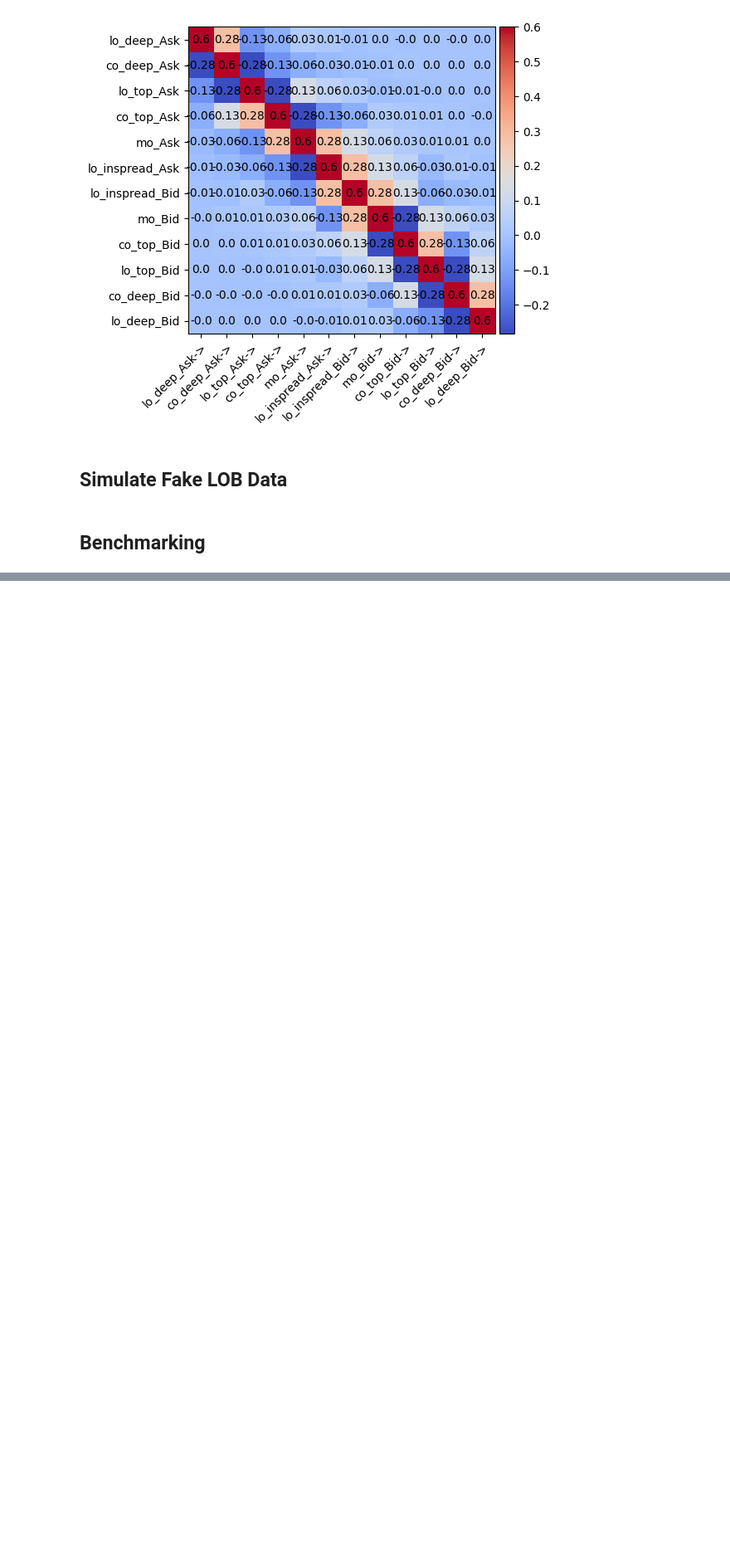
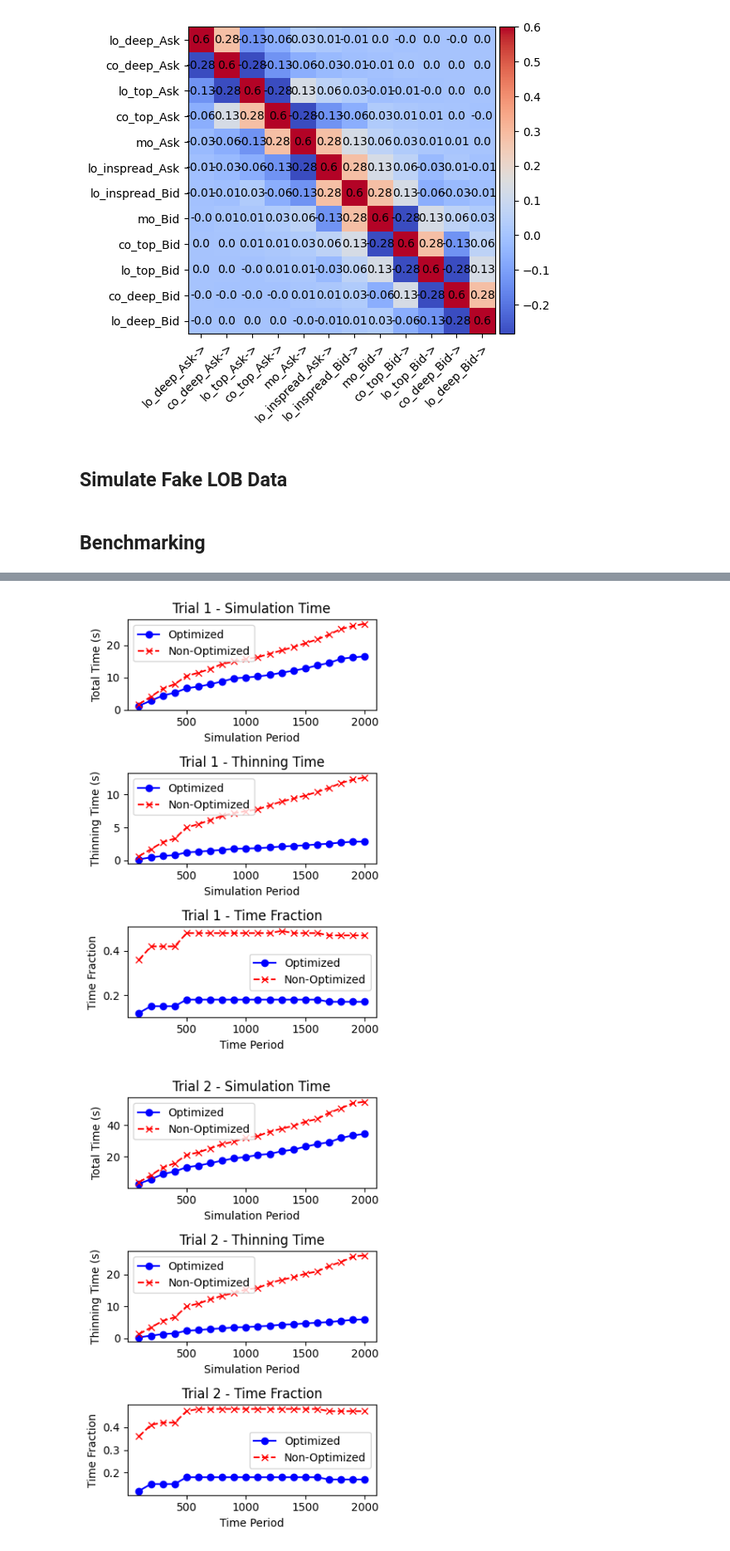
Before and after one commit to konqr/lobSimulations, a Jupyter notebook: Benchmarking.ipynb, the cells around one changed output, grey strips where cells are left out. Shown at 83% size. Saved outputs shown, nothing was run; the diff lists cells and outputs as text; code cells hidden in the pictures; blank space fills up the shorter version.

```diff
--- a/Benchmarking.ipynb
+++ b/Benchmarking.ipynb
@@ -144,7 +144,7 @@ thinningtime=0
 np.random.seed(1)
 start=time.perf_counter_ns()
 for i in range(1):
-    T, lob, lobL3, timefraction=thinning_optimize.simulate2(100, fakeparams, faketod, beta = 1., avgSpread = .01, spread0 = 5, price0 = 45)
+    T, lob, lobL3, timefraction=thinning_optimize.simulate2(400, fakeparams, faketod, beta = 1., avgSpread = .01, spread0 = 5, price0 = 45)
     thinningtime+=timefraction
     with open("./simulated_data/fake_simulated_sod_eod_"+ str(i) , "wb") as f:
         pickle.dump((T, lob, lobL3), f)
@@ -164,7 +164,7 @@ thinningtime=0
 np.random.seed(1)
 start=time.perf_counter_ns()
 for i in range(1):
-    T, lob, lobL3, timefraction=simulate.simulate(100, "fake_ParamsInferredWCutoff_sod_eod_true","fakeData_Params_sod_eod_dictTOD_constt" , beta = 1., avgSpread = .01, spread0 = 5, price0 = 45)
+    T, lob, lobL3, timefraction=simulate.simulate(400, "fake_ParamsInferredWCutoff_sod_eod_true","fakeData_Params_sod_eod_dictTOD_constt" , beta = 1., avgSpread = .01, spread0 = 5, price0 = 45)
     thinningtime+=timefraction
     with open("./simulated_data/fake_simulated_sod_eod_"+ str(i) , "wb") as f:
         pickle.dump((T, lob, lobL3), f)
@@ -181,7 +181,7 @@ print("TimeFraction is: ", str(round(thinningtime*100/(end-start), 2)), "%. ")
 
 t_max=20
 Times=[j*100 for j in range(1, t_max+1)]
-trials=20
+trials=5
 res= np.zeros(shape=(trials+1, t_max, 3)) # res[trials][Timeperiod][optimized/nonoptimized][simulation, thinning, timefraction]
 res2= np.zeros(shape=(trials+1, t_max, 3))
 for i in range(1, trials+1):
@@ -225,0 +226,38 @@ Done: ( 3 ,  200 )
+# %%
+time_periods=np.arange(100, 2100, 100)
+for trial in range(1, trials + 1):
+    plt.figure(figsize=(4, 6))
+
+    # Plot simulation time
+    plt.subplot(3, 1, 1)
+    plt.plot(time_periods, res[trial, :, 0], label='Optimized', color='blue', linestyle='-', marker='o')
+    plt.plot(time_periods, res2[trial, :, 0], label='Non-Optimized', color='red', linestyle='--', marker='x')
+    plt.title(f'Trial {trial} - Simulation Time')
+    plt.xlabel('Simulation Period')
+    plt.ylabel('Total Time (s)')
+    plt.legend()
+
+    # Plot thinning time
+    plt.subplot(3, 1, 2)
+    plt.plot(time_periods, res[trial, :, 1], label='Optimized', color='blue', linestyle='-', marker='o')
+    plt.plot(time_periods, res2[trial, :, 1], label='Non-Optimized', color='red', linestyle='--', marker='x')
+    plt.title(f'Trial {trial} - Thinning Time')
+    plt.xlabel('Simulation Period')
+    plt.ylabel('Thinning Time (s)')
+    plt.legend()
+
+    # Plot time fraction
+    plt.subplot(3, 1, 3)
+    plt.plot(time_periods, res[trial, :, 2], label='Optimized', color='blue', linestyle='-', marker='o')
+    plt.plot(time_periods, res2[trial, :, 2], label='Non-Optimized', color='red', linestyle='--', marker='x')
+    plt.title(f'Trial {trial} - Time Fraction')
+    plt.xlabel('Time Period')
+    plt.ylabel('Time Fraction')
+    plt.legend()
+
+    # Adjust layout and show the plot for the current trial
+    plt.tight_layout()
+    plt.show()
+# %% [output]
+[figure, added]
+[figure, added]
```
Also changed, not shown: parts of 2 cells of this notebook.
